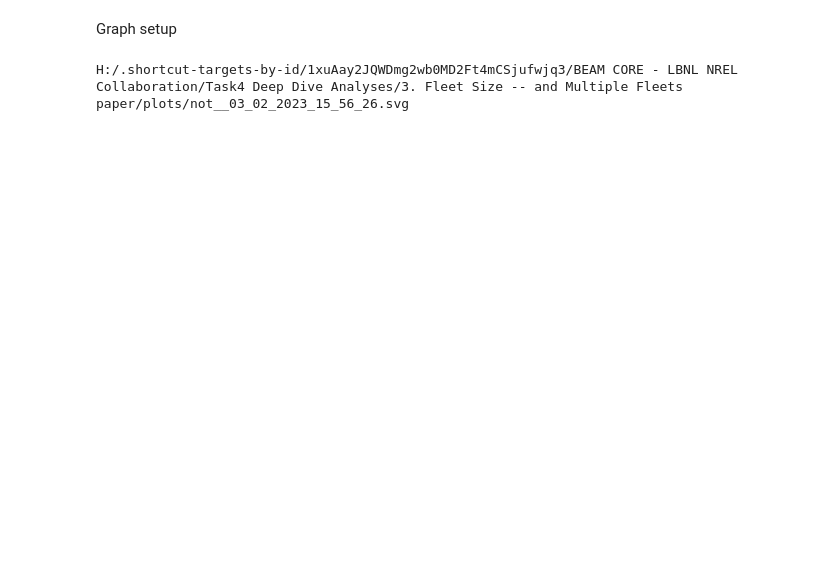
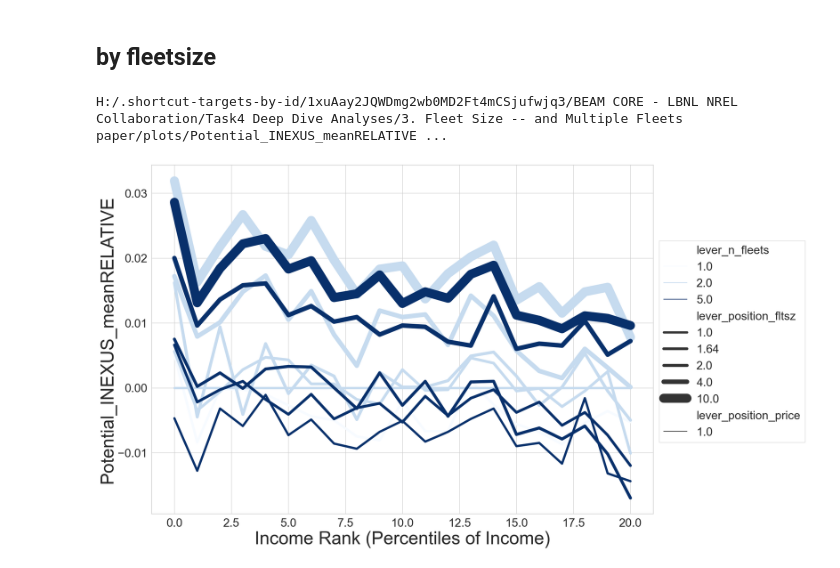
Before and after one commit to LBNL-UCB-STI/beam-core-analysis, a Jupyter notebook: Users/Annika/3MultFleets/PlotsNotLorenz.ipynb, the cells around one changed output. Cells and saved outputs as stored; diff of their text form; code cells hidden in the pictures; blank space fills up the shorter version.

```diff
--- a/Users/Annika/3MultFleets/PlotsNotLorenz.ipynb
+++ b/Users/Annika/3MultFleets/PlotsNotLorenz.ipynb
@@ -51,2 +67,0 @@ Examine relative
-# %% [markdown]
-Graph setup
@@ -56,5 +68,25 @@ sns.set_theme(style="whitegrid")
-# %%
-#filename  = path_output + temp_varName + "__" + datetime.now().strftime('%m_%d_%Y_%H_%M_%S') + '.svg'
-print(filename)
-# %% [output]
-H:/.shortcut-targets-by-id/1xuAay2JQWDmg2wb0MD2Ft4mCSjufwjq3/BEAM CORE - LBNL NREL Collaboration/Task4 Deep Dive Analyses/3. Fleet Size -- and Multiple Fleets paper/plots/not__03_02_2023_15_56_26.svg
+# %% [markdown]
+## by fleetsize
+# %%
+y_variable = temp_varNameRel
+graph_Data = df_lorenz.loc[ (df_lorenz['lever_position_price']==1)
+                           &(df_lorenz['lever_position_fltsz']>=-1)
+                           &(df_lorenz['lever_n_fleets']>=0)]
+t_plot = sns.lineplot(data = graph_Data, x = 'incRank', y = y_variable, ci=None, linewidth = 6,
+            size ="lever_position_fltsz", sizes=(5,20), hue = 'lever_n_fleets', style = 'lever_position_price',
+            palette = 'Blues')
+t_plot.set_xlabel('Income Rank (Percentiles of Income)', fontsize = 40)
+t_plot.set_ylabel(y_variable, fontsize = 40)
+t_plot.yaxis.set_tick_params(labelsize = 26)
+t_plot.xaxis.set_tick_params(labelsize = 26)
+t_plot.legend(fontsize='medium', fancybox=False, bbox_to_anchor=(1, 0.8), ncol=1, frameon=True, loc = 'best', prop={'size': 26})
+# SAVE
+import datetime
+now = datetime.datetime.now()
+filename  = path_output + y_variable + "_fleetsize__" + datetime.datetime.now().strftime('%m_%d_%Y_%H_%M_%S')
+print(filename)
+plt.savefig(filename+'.svg', format='svg')
+plt.savefig(filename+'.png', dpi=300) # Nazanin -- 1000
+# %% [output]
+H:/.shortcut-targets-by-id/1xuAay2JQWDmg2wb0MD2Ft4mCSjufwjq3/BEAM CORE - LBNL NREL Collaboration/Task4 Deep Dive Analyses/3. Fleet Size -- and Multiple Fleets paper/plots/Potential_INEXUS_meanRELATIVE ...
+[figure, added]
```
Also changed, not shown: parts of 21 cells of this notebook, 1 other file.
